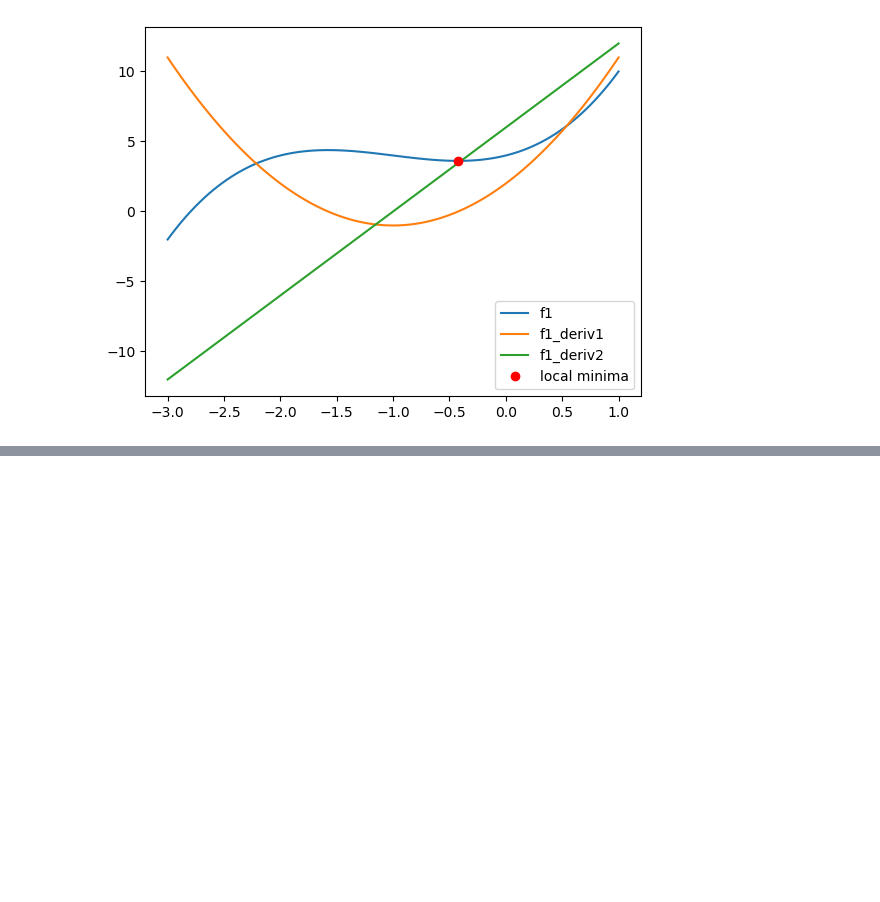
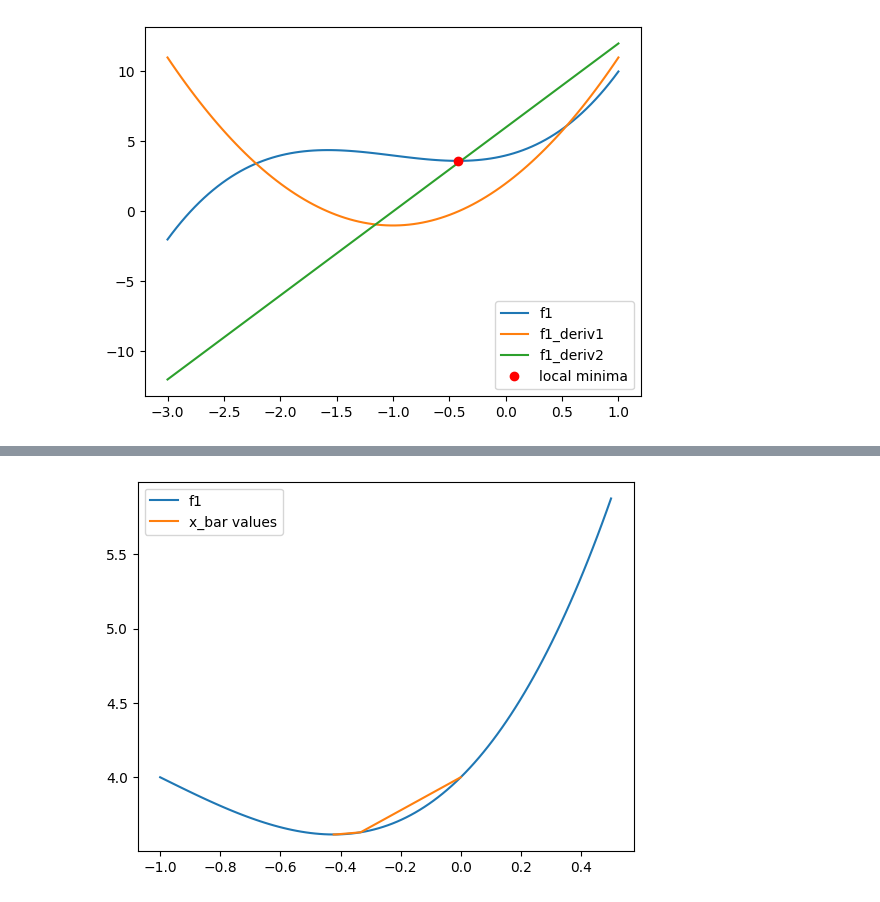
Before and after one commit to Alkhatir/Numerical-Opt, a Jupyter notebook: task1.ipynb, the cells around one changed output, grey strips where cells are left out. Saved outputs shown, nothing was run; the diff lists cells and outputs as text; code cells hidden in the pictures; blank space fills up the shorter version.

```diff
--- a/task1.ipynb
+++ b/task1.ipynb
@@ -210,0 +183,11 @@ $$f''(x) = 12x$$
+# %%
+x0 = 0
+f = sp.lambdify(x,f1)
+grad_f = sp.lambdify(x,f1_deriv1)
+hess_f = sp.lambdify(x,f1_deriv2)
+xs, alphas = newton_method_uni( x0=x0, f=f, grad_f=grad_f, hess_f=hess_f,tolerance=10**-6)
+print()
+print(f"the value of x_telda is {xs[-1]}")
+print(f"the value of the gradient is {abs(f1_deriv1.evalf(subs={x:xs[-1]}))}")
+print(f"the value of ||x-x*|| is {abs(xs[-1]-x_star[0].evalf())}")
+alphas
@@ -210,0 +210,10 @@ $$f''(x) = 12x$$
+# %%
+# plot the function and the predicted x values
+x_vals=np.linspace(-1,0.5,100)
+f1_vals=[f1.subs(x,val) for val in x_vals]
+plt.plot(x_vals,f1_vals,label='f1')
+plt.plot(xs,[f(val) for val in xs],label='x_bar values')
+plt.legend()
+plt.show()
+# %% [output]
+[figure, added]
```
Also changed, not shown: parts of 127 cells of this notebook, 1 other file.
